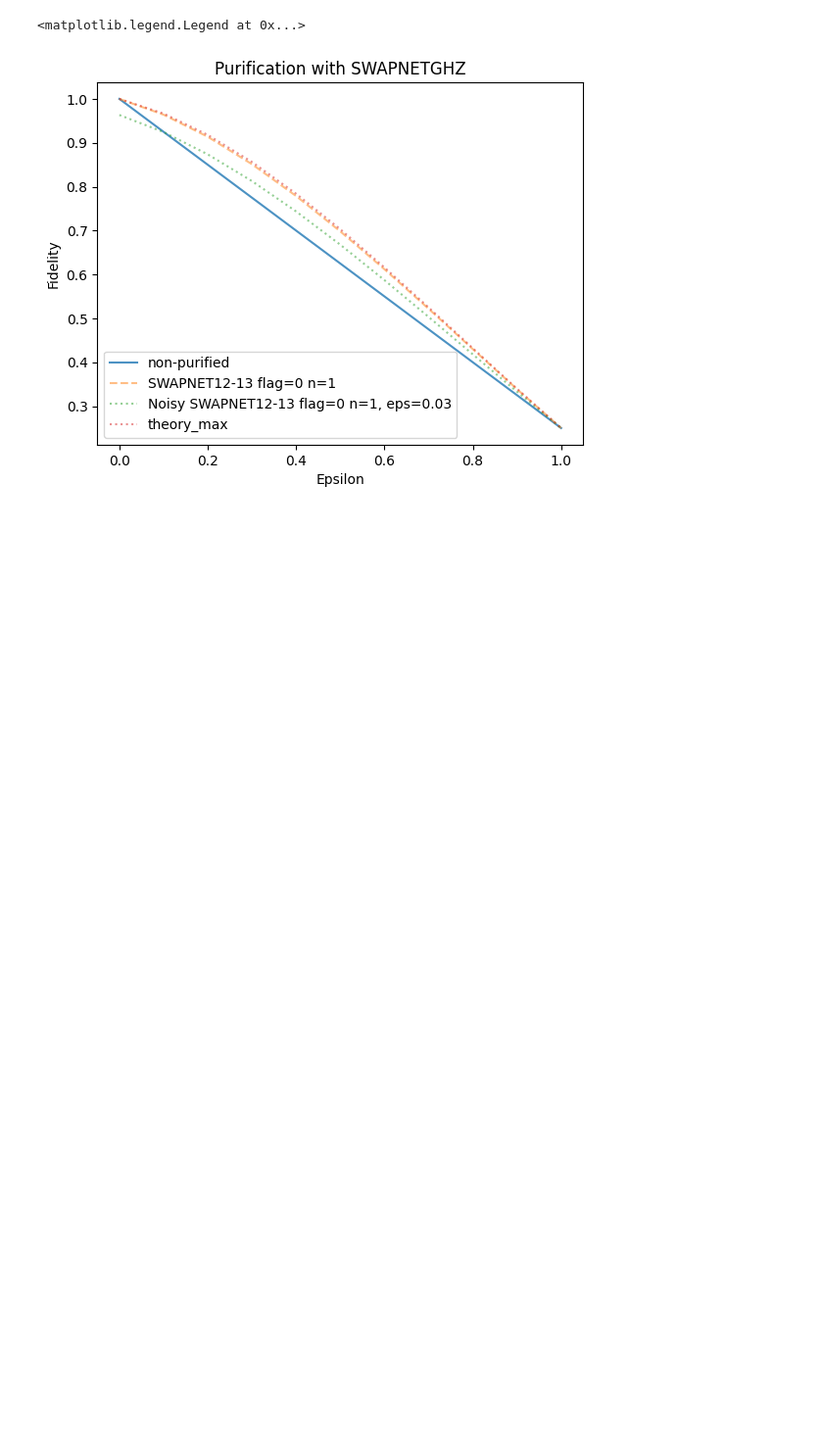
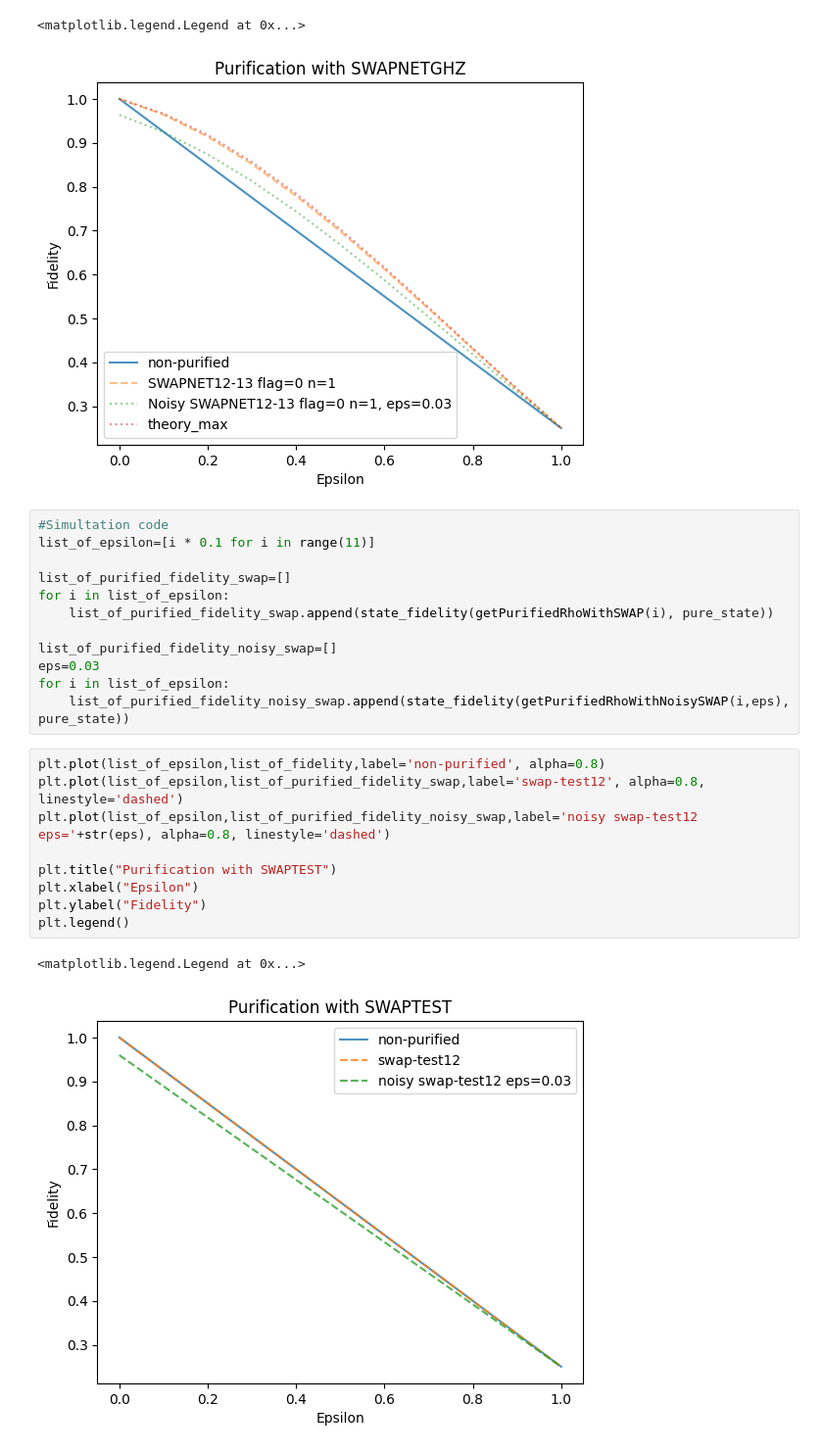
Before and after one commit to qoan-projects/OQPA, a Jupyter notebook: test-swapnet.ipynb, the cells around one changed output. Shown at 98% size. Drawn from its saved outputs; the diff is of its cells as text; blank space fills up the shorter version.

Commit message:
added Noisy SWAPTEST

```diff
--- a/test-swapnet.ipynb
+++ b/test-swapnet.ipynb
@@ -1038,3 +1114,27 @@ plt.legend()
 # %% [output]
 <matplotlib.legend.Legend at 0x...>
 [figure]
+# %%
+#Simultation code
+list_of_epsilon=[i * 0.1 for i in range(11)]
+
+list_of_purified_fidelity_swap=[]
+for i in list_of_epsilon:
+    list_of_purified_fidelity_swap.append(state_fidelity(getPurifiedRhoWithSWAP(i), pure_state))
+
+list_of_purified_fidelity_noisy_swap=[]
+eps=0.03
+for i in list_of_epsilon:
+    list_of_purified_fidelity_noisy_swap.append(state_fidelity(getPurifiedRhoWithNoisySWAP(i,eps), pure_state))
+# %%
+plt.plot(list_of_epsilon,list_of_fidelity,label='non-purified', alpha=0.8)
+plt.plot(list_of_epsilon,list_of_purified_fidelity_swap,label='swap-test12', alpha=0.8, linestyle='dashed')
+plt.plot(list_of_epsilon,list_of_purified_fidelity_noisy_swap,label='noisy swap-test12 eps='+str(eps), alpha=0.8, linestyle='dashed')
+
+plt.title("Purification with SWAPTEST")
+plt.xlabel("Epsilon")
+plt.ylabel("Fidelity")
+plt.legend()
+# %% [output]
+<matplotlib.legend.Legend at 0x...>
+[figure, added]
```
Also changed, not shown: parts of 1 cell of this notebook.
